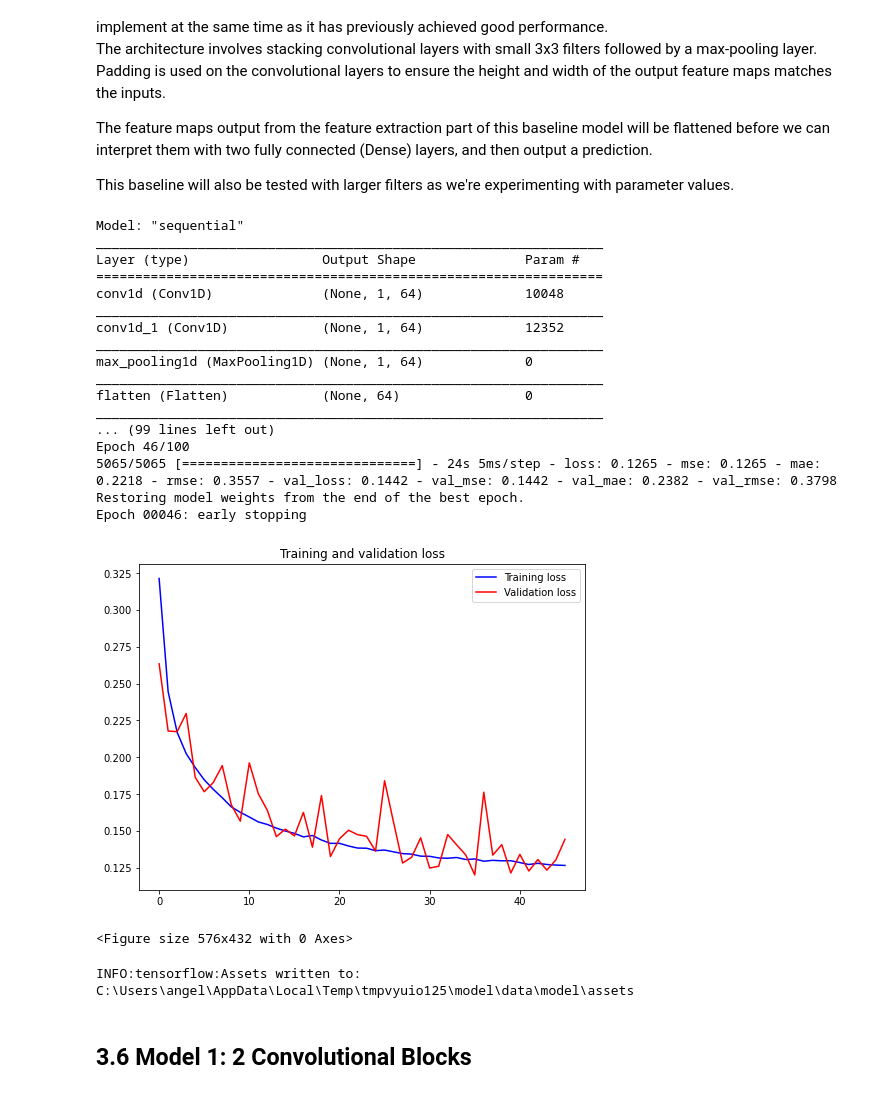
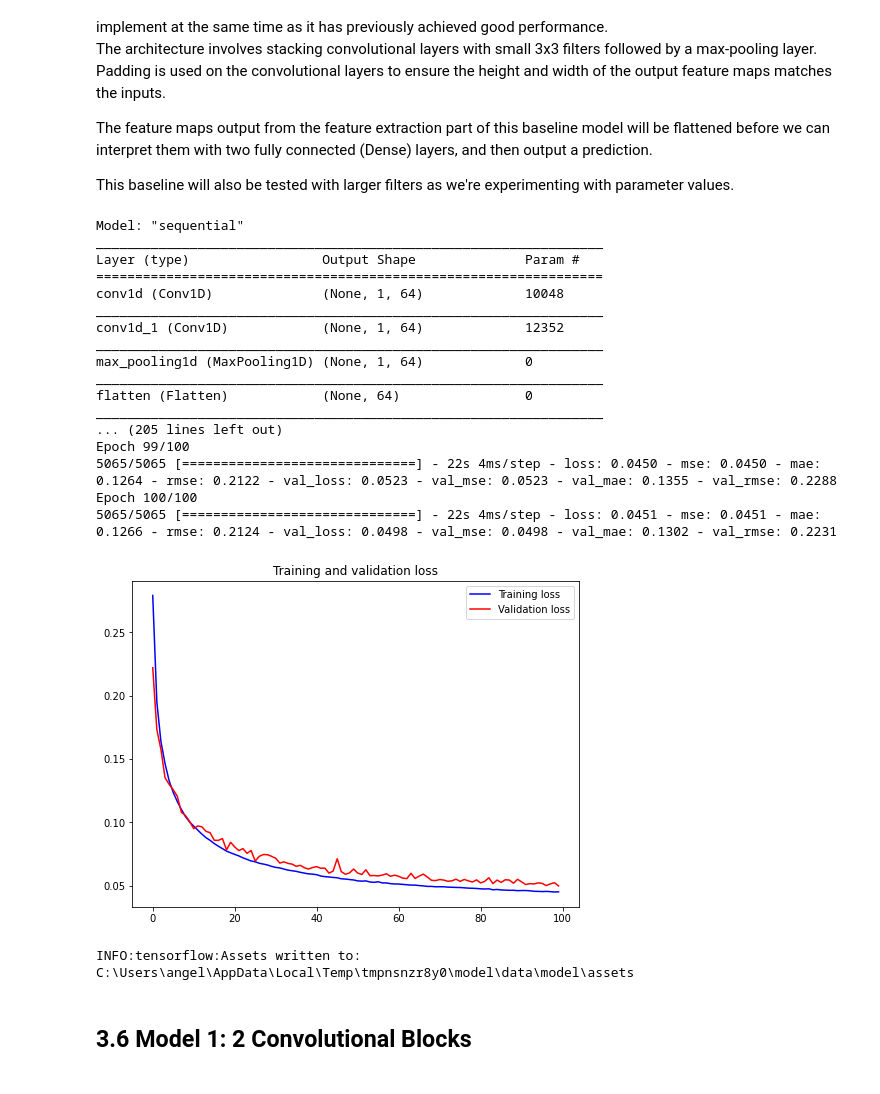
Before and after one commit to digitacs/4dv652-ml, a Jupyter notebook: notebooks/assignment14/good_ugly_cnn.ipynb, the cells around one changed output. Drawn from its saved outputs; the diff is of its cells as text; code cells hidden in the pictures.

```diff
--- a/notebooks/assignment14/good_ugly_cnn.ipynb
+++ b/notebooks/assignment14/good_ugly_cnn.ipynb
@@ -270,7 +269,7 @@ For each experimentation run, we'll test different values for model parameters w
 
 As we're experimenting with these values, the results will be shown in [MLflow dashboard](http://35.228.45.76:5000/#/).
 # %%
-from tensorflow.keras.optimizers import RMSprop, Adam
+from tensorflow.keras.optimizers import RMSprop, Adam, SGD
 
 # Parameters
 filters = 64
@@ -283,13 +282,12 @@ pool_size = 2
 
 dense_units = 128
 
-output_activation = 'linear'
+output_activation = ''
 
 # Optimization function
-optimizer = 'RMSprop'
+optimizer = 'SGD'
 learning_rate = 0.001
-momentum = 0.9
-opt = RMSprop(learning_rate=learning_rate, momentum=momentum)
+opt = SGD(learning_rate=learning_rate, momentum=0.9)
 # %% [markdown]
 ## 3.5 Baseline model
 
@@ -311,11 +309,10 @@ model_name = 'good_ugly_cnn_baseline'
 baseline_layers = [
     Conv1D(filters=filters, kernel_size=kernel_size, padding='same', activation=activation, kernel_initializer=kernel_initializer),
     Conv1D(filters=filters, kernel_size=kernel_size, padding='same', activation=activation, kernel_initializer=kernel_initializer),
-    #Dropout(0.5),
     MaxPool1D(pool_size=pool_size, padding='same'),
     Flatten(),
     Dense(dense_units, activation=activation, kernel_initializer=kernel_initializer),
-    Dense(n_outputs, activation=output_activation)
+    Dense(n_outputs)
 ]
 
 with mlflow.start_run(run_name=model_name) as run:
@@ -343,7 +340,6 @@ with mlflow.start_run(run_name=model_name) as run:
     mlflow.log_param("output activation", output_activation)
     mlflow.log_param("optimizer", optimizer)
     mlflow.log_param("learning rate", learning_rate)
-    mlflow.log_param("momentum", momentum)
     mlflow.log_param("batch size", batch_size)
     mlflow.log_param("epochs", early_stopping.stopped_epoch)
     mlflow.log_param("filters", filters)
@@ -355,41 +351,40 @@ with mlflow.start_run(run_name=model_name) as run:
     # Log model performance
     start_time = time.time()
     predictions = baseline_model.predict(X_test)
     end_time = time.time()
     process_time = (end_time - start_time) * 1000
     predictions = y_scaler.inverse_transform(predictions)
     (mse, mae, r2, variance) = eval_metrics(y_test, predictions)
     mlflow.log_metric("mse", mse)
     mlflow.log_metric("mae", mae)
     mlflow.log_metric("R-squared", r2)
     mlflow.log_metric("variance", variance)
     mlflow.log_metric("process time", process_time)
 
     # Log model and scaler(s)
     mlflow.keras.log_model(baseline_model, model_name, signature=signature)
     mlflow.sklearn.log_model(X_scaler, 'InputScaler')
     mlflow.sklearn.log_model(y_scaler, 'OutputScaler')
 # %% [output]
 Model: "sequential"
 _________________________________________________________________
 Layer (type)                 Output Shape              Param #
 =================================================================
 conv1d (Conv1D)              (None, 1, 64)             10048
 _________________________________________________________________
 conv1d_1 (Conv1D)            (None, 1, 64)             12352
 _________________________________________________________________
 max_pooling1d (MaxPooling1D) (None, 1, 64)             0
 _________________________________________________________________
 flatten (Flatten)            (None, 64)                0
 _________________________________________________________________
-... (99 lines left out)
-Epoch 46/100
-5065/5065 [==============================] - 24s 5ms/step - loss: 0.1265 - mse: 0.1265 - mae: 0.2218 - rmse: 0.3557 - val_loss: 0.1442 - val_mse: 0.1442 - val_mae: 0.2382 - val_rmse: 0.3798
-Restoring model weights from the end of the best epoch.
-Epoch 00046: early stopping
+... (205 lines left out)
+Epoch 99/100
+5065/5065 [==============================] - 22s 4ms/step - loss: 0.0450 - mse: 0.0450 - mae: 0.1264 - rmse: 0.2122 - val_loss: 0.0523 - val_mse: 0.0523 - val_mae: 0.1355 - val_rmse: 0.2288
+Epoch 100/100
+5065/5065 [==============================] - 22s 4ms/step - loss: 0.0451 - mse: 0.0451 - mae: 0.1266 - rmse: 0.2124 - val_loss: 0.0498 - val_mse: 0.0498 - val_mae: 0.1302 - val_rmse: 0.2231
-[figure, old version]
+[figure, new version]
-<Figure size 576x432 with 0 Axes>
+INFO:tensorflow:Assets written to: C:\Users\angel\AppData\Local\Temp\tmpnsnzr8y0\model\data\model\assets
-INFO:tensorflow:Assets written to: C:\Users\angel\AppData\Local\Temp\tmpvyuio125\model\data\model\assets
 # %% [markdown]
 ## 3.6 Model 1: 2 Convolutional Blocks
 # %%
```
Also changed, not shown: parts of 12 cells of this notebook.
